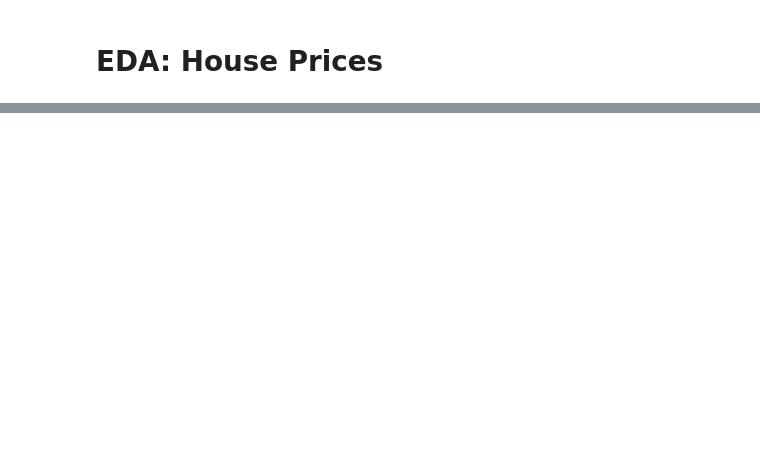
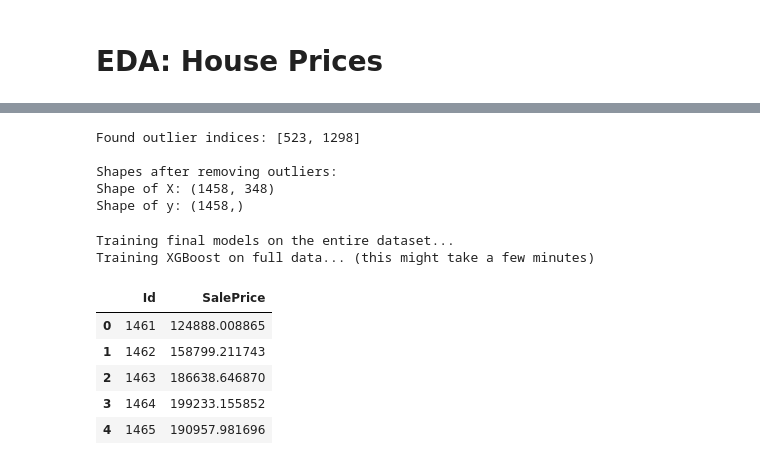
Before and after one commit to HolSoul/KaggleCompetitions, a Jupyter notebook: housing-prices-regression/notebooks/01-EDA.ipynb, the cells around one changed output, grey strips where cells are left out. Cells and saved outputs as stored; diff of their text form; code cells hidden in the pictures; blank space fills up the shorter version.

```diff
--- a/housing-prices-regression/notebooks/01-EDA.ipynb
+++ b/housing-prices-regression/notebooks/01-EDA.ipynb
@@ -210,0 +296,76 @@ Ridge RMSE: 0.12725
+# %%
+# Find the indices of the outliers
+outlier_indices = train_df[(train_df['GrLivArea'] > 4000) & (train_df['SalePrice'] < 300000)].index
+print(f"Found outlier indices: {outlier_indices.tolist()}")
+
+# Remove the outliers from our training data X and y
+X = X.drop(outlier_indices)
+y = y.drop(outlier_indices)
+
+# Check the shapes to confirm removal
+print("\nShapes after removing outliers:")
+print("Shape of X:", X.shape)
+print("Shape of y:", y.shape)
+# %% [output]
+Found outlier indices: [523, 1298]
+
+Shapes after removing outliers:
+Shape of X: (1458, 348)
+Shape of y: (1458,)
+# %%
+# --- Create Final Predictions by Blending Models ---
+
+print("Training final models on the entire dataset...")
+
+# Re-initialize models to be sure
+ridge = Ridge(alpha=15)
+lasso = Lasso(alpha=0.0004, max_iter=5000)
+elasticnet = ElasticNet(alpha=0.0005, l1_ratio=0.9)
+# We can use the full number of estimators for the final model
+xgb = XGBRegressor(learning_rate=0.05, n_estimators=3460,
+                   max_depth=3, min_child_weight=0,
+                   gamma=0, subsample=0.7,
+                   colsample_bytree=0.7,
+                   reg_alpha=0.005,
+                   nthread=-1,
+                   scale_pos_weight=1, seed=27,
+                   random_state=42)
+
+# Fit all models on the full training data
+ridge.fit(X, y)
+lasso.fit(X, y)
+elasticnet.fit(X, y)
+print("Training XGBoost on full data... (this might take a few minutes)")
+xgb.fit(X, y)
+print("All models trained.")
+
+# --- Make predictions ---
+# We use np.expm1 to reverse the log-transformation we applied earlier
+ridge_preds = np.expm1(ridge.predict(X_test))
+lasso_preds = np.expm1(lasso.predict(X_test))
+elasticnet_preds = np.expm1(elasticnet.predict(X_test))
+xgb_preds = np.expm1(xgb.predict(X_test))
+
+# --- Blend predictions ---
+# We give more weight to the models that performed best (Lasso and XGBoost)
+# The weights are chosen based on typical performance on this dataset
+blended_preds = (0.35 * lasso_preds +
+                 0.10 * elasticnet_preds +
+                 0.10 * ridge_preds +
+                 0.45 * xgb_preds)
+
+# --- Create submission file ---
+submission = pd.DataFrame({'Id': test_df['Id'], 'SalePrice': blended_preds})
+submission.to_csv('submission.csv', index=False)
+
+print("\nSubmission file 'submission.csv' created successfully!")
+submission.head()
+# %% [output]
+Training final models on the entire dataset...
+Training XGBoost on full data... (this might take a few minutes)
+|  | Id | SalePrice |
+| 0 | 1461 | 124888.008865 |
+| 1 | 1462 | 158799.211743 |
+| 2 | 1463 | 186638.646870 |
+| 3 | 1464 | 199233.155852 |
+| 4 | 1465 | 190957.981696 |
```
Also changed, not shown: parts of 18 cells of this notebook, 10 other files.
